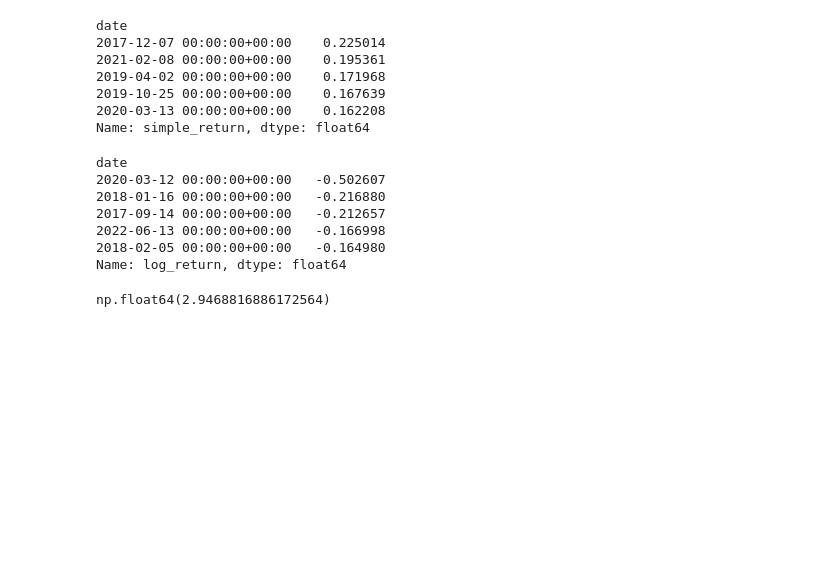
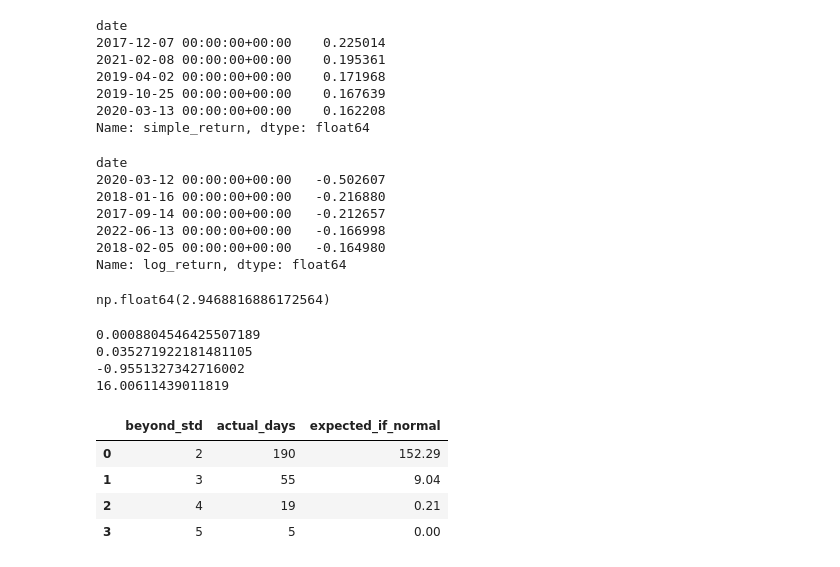
Before and after one commit to youssef-bensalem/cryptosense-ai, a Jupyter notebook: notebooks/03_returns_eda.ipynb, the cells around one changed output. Drawn from its saved outputs; the diff is of its cells as text; code cells hidden in the pictures; blank space fills up the shorter version.

Commit message:
Add return distribution analysis: fat tails

```diff
--- a/notebooks/03_returns_eda.ipynb
+++ b/notebooks/03_returns_eda.ipynb
@@ -50,3 +52,13 @@ Name: log_return, dtype: float64
 df["log_return"].sum()
 # %% [output]
 np.float64(2.9468816886172564)
+# %%
+print(df["log_return"].mean())
+print(df["log_return"].std())
+print(df["log_return"].skew())
+print(df["log_return"].kurt())
+# %% [output]
+0.0008804546425507189
+0.035271922181481105
+-0.9551327342716002
+16.00611439011819
@@ -52,0 +70,18 @@ np.float64(2.9468816886172564)
+# %%
+r = df["log_return"].dropna()
+z = (r - r.mean()) / r.std()
+
+rows = []
+for k in [2, 3, 4, 5]:
+    rows.append({
+        "beyond_std": k,
+        "actual_days": int((z.abs() > k).sum()),
+        "expected_if_normal": round(len(z) * math.erfc(k / math.sqrt(2)), 2),
+    })
+pd.DataFrame(rows)
+# %% [output]
+|  | beyond_std | actual_days | expected_if_normal |
+| 0 | 2 | 190 | 152.29 |
+| 1 | 3 | 55 | 9.04 |
+| 2 | 4 | 19 | 0.21 |
+| 3 | 5 | 5 | 0.00 |
```
Also changed, not shown: parts of 2 cells of this notebook.
